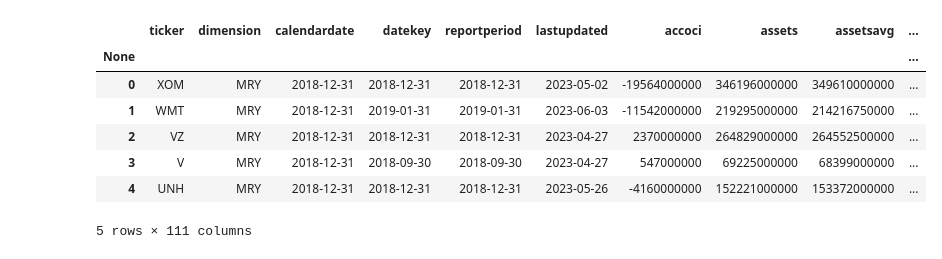
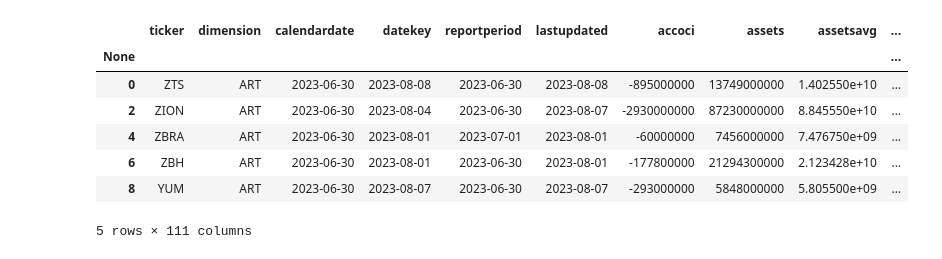
Before and after one commit to springmarathon/nyu-hedge-fund-strategies, a Jupyter notebook: nasdaq/sharadar.ipynb, the cells around one changed output. Cells and saved outputs as stored; diff of their text form; code cells hidden in the pictures.

```diff
--- a/nasdaq/sharadar.ipynb
+++ b/nasdaq/sharadar.ipynb
@@ -12,3 +13,7 @@ data.head()
 | 3050 | GOOG | Alphabet Inc. Class C Capital Stock | $121.605 | 0.3450 | 0.285% | 1.544019e+12 | United States | 2004.0 | 3221308 | Technology | ... |
 | 3051 | GOOGL | Alphabet Inc. Class A Common Stock | $120.94 | 0.3900 | 0.324% | 1.535575e+12 | United States | 2004.0 | 5474863 | Technology | ... |
 | 419 | AMZN | Amazon.com Inc. Common Stock | $127.9599 | 3.1299 | 2.507% | 1.312914e+12 | United States | 1997.0 | 15850686 | Consumer Discretionary | ... |
+# %%
+quandl.ApiConfig.api_key = 'NRvcyMwNMXZ2ooDSM3nw'
+universe = quandl.get_table('SHARADAR/SP500', action='current')
+universe.head()
@@ -15,20 +28,19 @@ data.head()
 # %%
-
-quandl.ApiConfig.api_key = '2t6jF1958vkM2PYyDF1v'
-fundamental_data = quandl.get_table('SHARADAR/SF1', calendardate='2018-12-31', ticker=",".join(data.head(500)['Symbol'].to_list()))
-fundamental_data.head()
+fundamentals = quandl.get_table('SHARADAR/SF1', datekey={'gte':'2023-03-31','lte':'2023-08-31'}, dimension="ART", ticker=",".join(universe['ticker'].to_list()))
+fundamentals = fundamentals.drop_duplicates("ticker", keep="first")
+fundamentals.head()
 # 'ticker', 'dimension', 'calendardate', 'datekey', 'reportperiod', 'lastupdated', 'accoci', 'assets', 'assetsavg', 'assetsc', 'assetsnc', 'assetturnover', 'bvps', 'capex', 'cashneq', 'cashnequsd', 'cor', 'consolinc', 'currentratio', 'de', 'debt', 'debtc', 'debtnc', 'debtusd',
 # 'deferredrev', 'depamor', 'deposits', 'divyield', 'dps', 'ebit', 'ebitda', 'ebitdamargin', 'ebitdausd', 'ebitusd', 'ebt', 'eps', 'epsdil', 'epsusd', 'equity', 'equityavg', 'equityusd', 'ev', 'evebit', 'evebitda', 'fcf', 'fcfps', 'fxusd', 'gp', 'grossmargin', 'intangibles', 'intexp',
 # 'invcap', 'invcapavg', 'inventory', 'investments', 'investmentsc', 'investmentsnc', 'liabilities', 'liabilitiesc', 'liabilitiesnc', 'marketcap', 'ncf', 'ncfbus', 'ncfcommon', 'ncfdebt', 'ncfdiv', 'ncff', 'ncfi', 'ncfinv', 'ncfo', 'ncfx', 'netinc', 'netinccmn', 'netinccmnusd',
 # 'netincdis', 'netincnci', 'netmargin', 'opex', 'opinc', 'payables', 'payoutratio', 'pb', 'pe', 'pe1', 'ppnenet', 'prefdivis', 'price', 'ps', 'ps1', 'receivables', 'retearn', 'revenue', 'revenueusd', 'rnd', 'roa', 'roe', 'roic', 'ros', 'sbcomp', 'sgna', 'sharefactor', 'sharesbas',
 # 'shareswa', 'shareswadil', 'sps', 'tangibles', 'taxassets', 'taxexp', 'taxliabilities', 'tbvps', 'workingcapital'
 # https://data.nasdaq.com/tables/SHARADAR-INDICATORS/export?api_key=2t6jF1958vkM2PYyDF1v&table%5B%5D=SF1&table%5B%5D=TICKERS
 # %% [output]
 |  | ticker | dimension | calendardate | datekey | reportperiod | lastupdated | accoci | assets | assetsavg | ... |
 | None |  |  |  |  |  |  |  |  |  | ... |
-| 0 | XOM | MRY | 2018-12-31 | 2018-12-31 | 2018-12-31 | 2023-05-02 | -19564000000 | 346196000000 | 349610000000 | ... |
-| 1 | WMT | MRY | 2018-12-31 | 2019-01-31 | 2019-01-31 | 2023-06-03 | -11542000000 | 219295000000 | 214216750000 | ... |
-| 2 | VZ | MRY | 2018-12-31 | 2018-12-31 | 2018-12-31 | 2023-04-27 | 2370000000 | 264829000000 | 264552500000 | ... |
-| 3 | V | MRY | 2018-12-31 | 2018-09-30 | 2018-09-30 | 2023-04-27 | 547000000 | 69225000000 | 68399000000 | ... |
-| 4 | UNH | MRY | 2018-12-31 | 2018-12-31 | 2018-12-31 | 2023-05-26 | -4160000000 | 152221000000 | 153372000000 | ... |
+| 0 | ZTS | ART | 2023-06-30 | 2023-08-08 | 2023-06-30 | 2023-08-08 | -895000000 | 13749000000 | 1.402550e+10 | ... |
+| 2 | ZION | ART | 2023-06-30 | 2023-08-04 | 2023-06-30 | 2023-08-07 | -2930000000 | 87230000000 | 8.845550e+10 | ... |
+| 4 | ZBRA | ART | 2023-06-30 | 2023-08-01 | 2023-07-01 | 2023-08-01 | -60000000 | 7456000000 | 7.476750e+09 | ... |
+| 6 | ZBH | ART | 2023-06-30 | 2023-08-01 | 2023-06-30 | 2023-08-01 | -177800000 | 21294300000 | 2.123428e+10 | ... |
+| 8 | YUM | ART | 2023-06-30 | 2023-08-07 | 2023-06-30 | 2023-08-07 | -293000000 | 5848000000 | 5.805500e+09 | ... |
 5 rows × 111 columns
```
Also changed, not shown: parts of 11 cells of this notebook.
